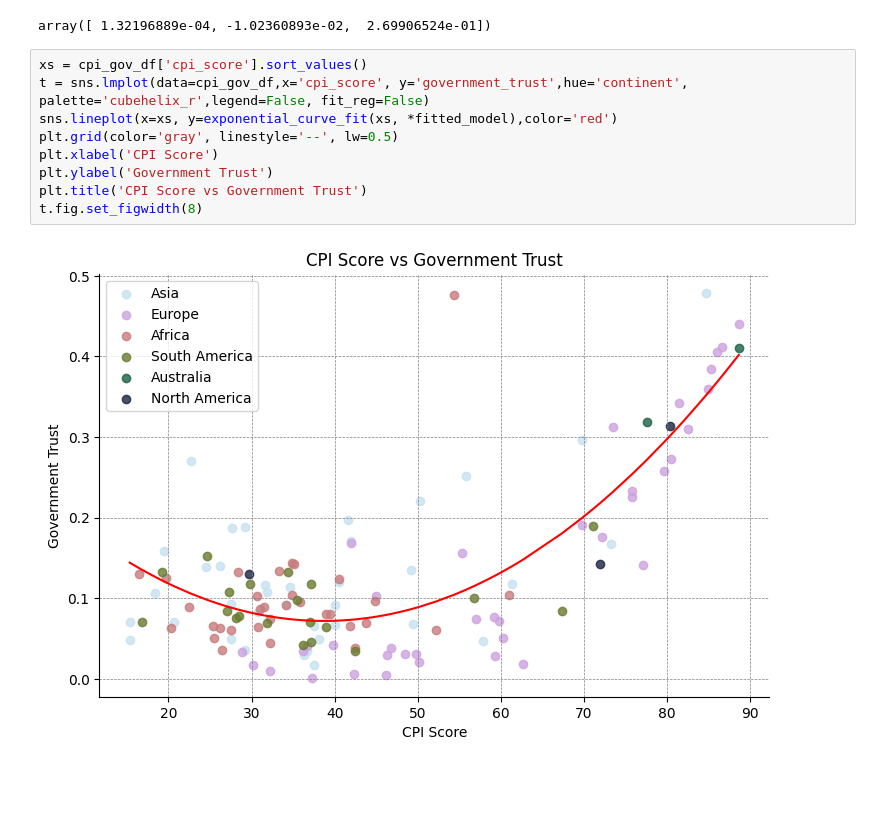
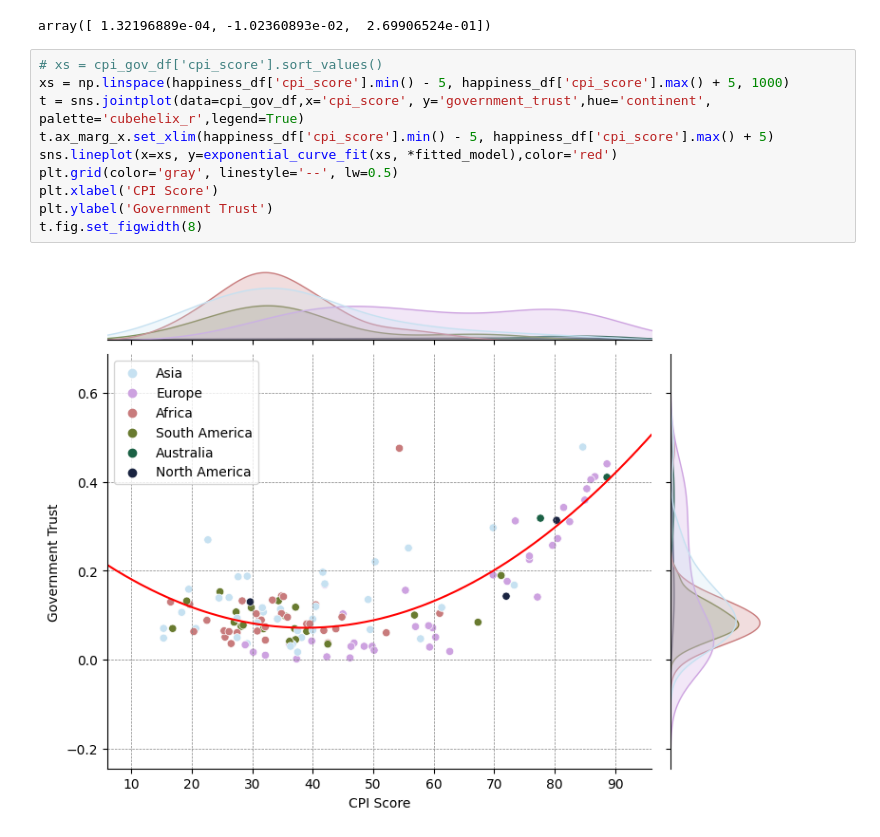
Before and after one commit to sudo-lucifer/eda-project, a Jupyter notebook: EDA_Project.ipynb, the cells around one changed output. Saved outputs shown, nothing was run; the diff lists cells and outputs as text; blank space fills up the shorter version.

```diff
--- a/EDA_Project.ipynb
+++ b/EDA_Project.ipynb
@@ -183,13 +183,14 @@ fitted_model
 # %% [output]
 array([ 1.32196889e-04, -1.02360893e-02,  2.69906524e-01])
 # %%
-xs = cpi_gov_df['cpi_score'].sort_values()
-t = sns.lmplot(data=cpi_gov_df,x='cpi_score', y='government_trust',hue='continent', palette='cubehelix_r',legend=False, fit_reg=False)
+# xs = cpi_gov_df['cpi_score'].sort_values()
+xs = np.linspace(happiness_df['cpi_score'].min() - 5, happiness_df['cpi_score'].max() + 5, 1000)
+t = sns.jointplot(data=cpi_gov_df,x='cpi_score', y='government_trust',hue='continent', palette='cubehelix_r',legend=True)
+t.ax_marg_x.set_xlim(happiness_df['cpi_score'].min() - 5, happiness_df['cpi_score'].max() + 5)
 sns.lineplot(x=xs, y=exponential_curve_fit(xs, *fitted_model),color='red')
 plt.grid(color='gray', linestyle='--', lw=0.5)
 plt.xlabel('CPI Score')
 plt.ylabel('Government Trust')
-plt.title('CPI Score vs Government Trust')
 t.fig.set_figwidth(8)
 # %% [output]
-[figure, old version]
+[figure, new version]
```
Also changed, not shown: parts of 15 cells of this notebook.
